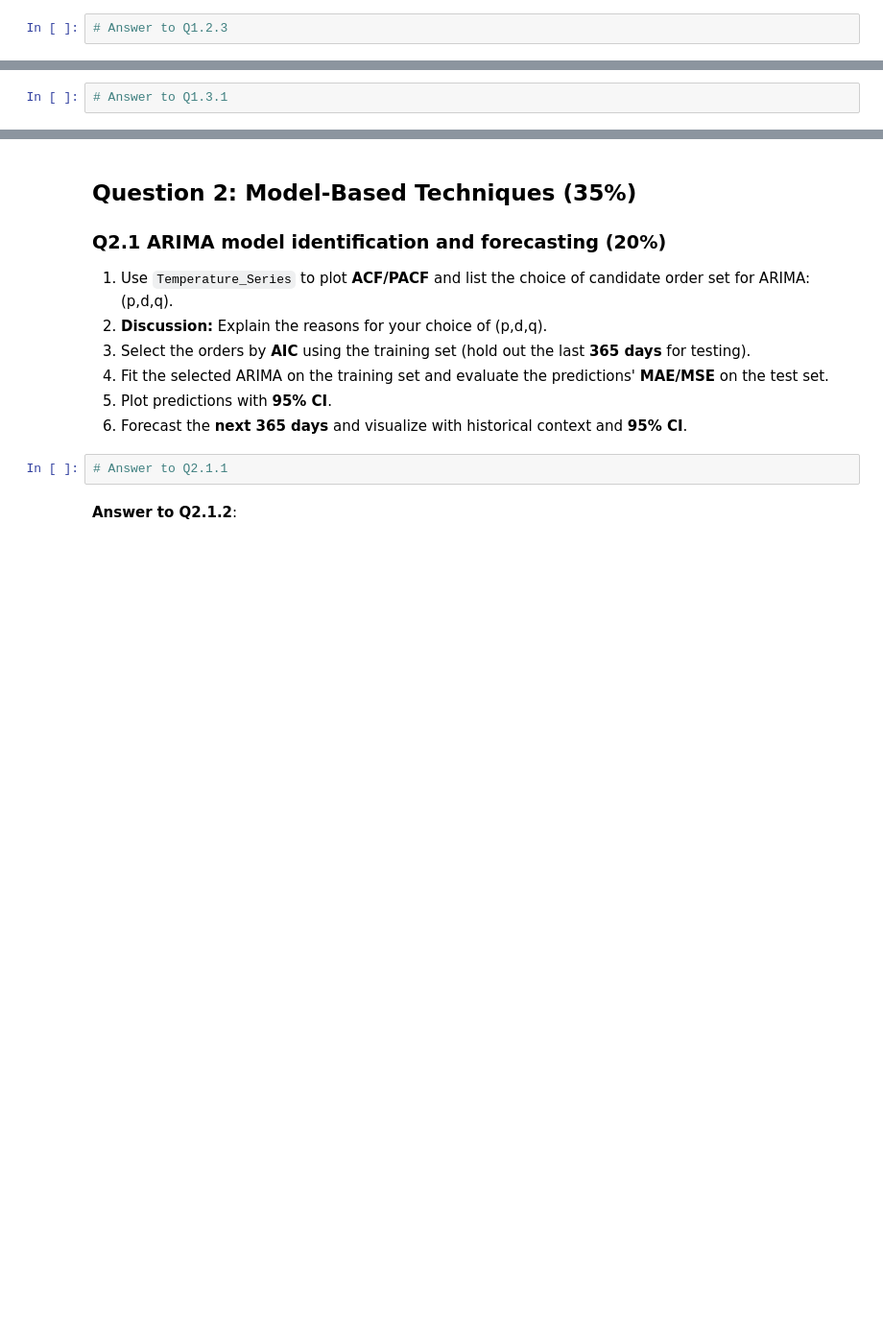
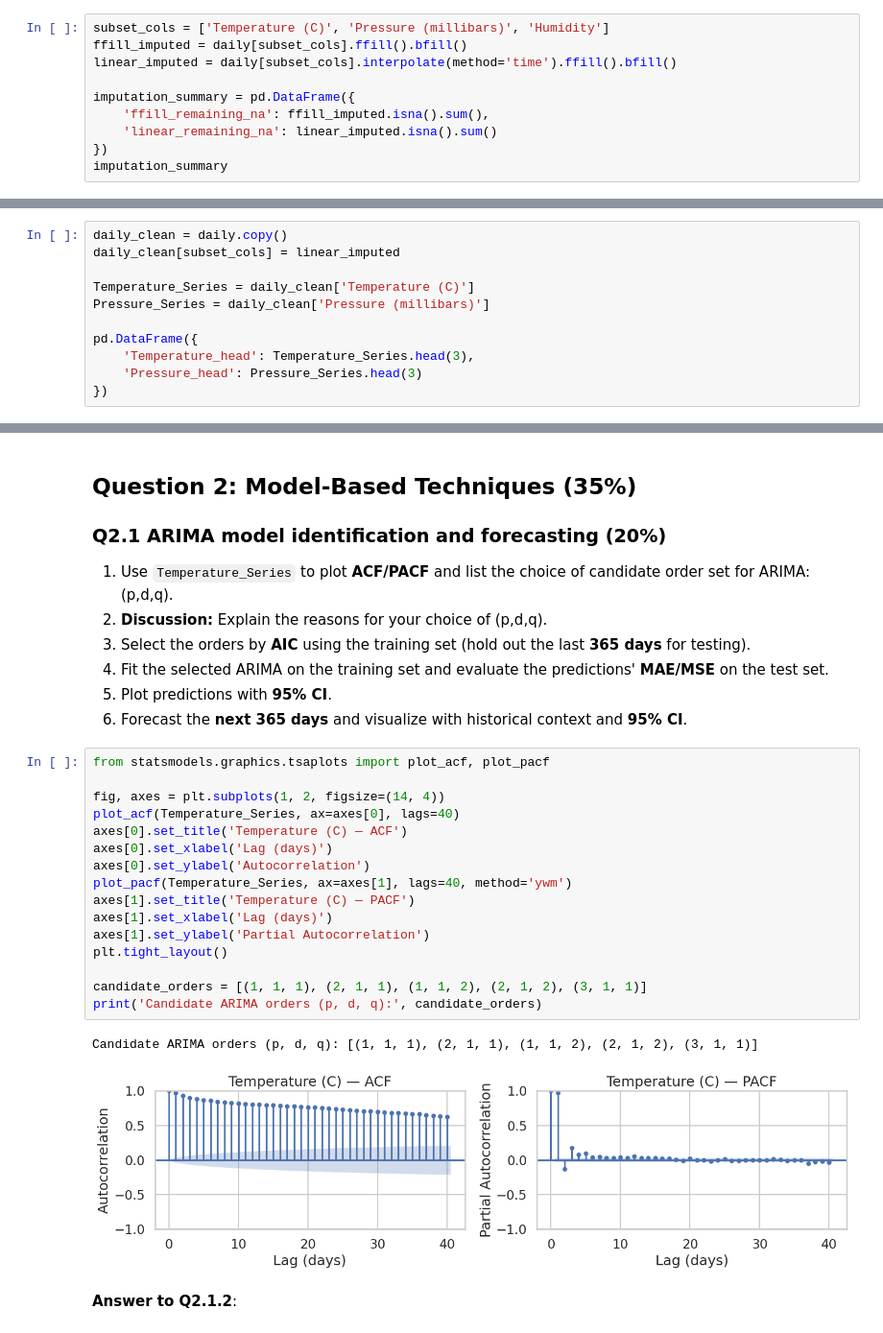
Before and after one commit to BenViveiros/ASIE4010, a Jupyter notebook: Assignment1.ipynb, the cells around one changed output, grey strips where cells are left out. Shown at 96% size. Saved outputs shown, nothing was run; the diff lists cells and outputs as text; blank space fills up the shorter version.

```diff
--- a/Assignment1.ipynb
+++ b/Assignment1.ipynb
@@ -45,2 +104,10 @@ Follow these steps before submitting your assignment:
 # %%
-# Answer to Q1.2.3
+subset_cols = ['Temperature (C)', 'Pressure (millibars)', 'Humidity']
+ffill_imputed = daily[subset_cols].ffill().bfill()
+linear_imputed = daily[subset_cols].interpolate(method='time').ffill().bfill()
+
+imputation_summary = pd.DataFrame({
+    'ffill_remaining_na': ffill_imputed.isna().sum(),
+    'linear_remaining_na': linear_imputed.isna().sum()
+})
+imputation_summary
@@ -59,4 +131,13 @@ Follow these steps before submitting your assignment:
 5. **Discussion:** Explain the reason for your choice of differencing technique for each series.
 6. **Discussion:** Would you difference a series that is already stationary by ADF? When might that still help?
 # %%
-# Answer to Q1.3.1
+daily_clean = daily.copy()
+daily_clean[subset_cols] = linear_imputed
+
+Temperature_Series = daily_clean['Temperature (C)']
+Pressure_Series = daily_clean['Pressure (millibars)']
+
+pd.DataFrame({
+    'Temperature_head': Temperature_Series.head(3),
+    'Pressure_head': Pressure_Series.head(3)
+})
@@ -81,7 +229,24 @@ Follow these steps before submitting your assignment:
 5. Plot predictions with **95% CI**.
 6. Forecast the **next 365 days** and visualize with historical context and **95% CI**.
 # %%
-# Answer to Q2.1.1
+from statsmodels.graphics.tsaplots import plot_acf, plot_pacf
+
+fig, axes = plt.subplots(1, 2, figsize=(14, 4))
+plot_acf(Temperature_Series, ax=axes[0], lags=40)
+axes[0].set_title('Temperature (C) — ACF')
+axes[0].set_xlabel('Lag (days)')
+axes[0].set_ylabel('Autocorrelation')
+plot_pacf(Temperature_Series, ax=axes[1], lags=40, method='ywm')
+axes[1].set_title('Temperature (C) — PACF')
+axes[1].set_xlabel('Lag (days)')
+axes[1].set_ylabel('Partial Autocorrelation')
+plt.tight_layout()
+
+candidate_orders = [(1, 1, 1), (2, 1, 1), (1, 1, 2), (2, 1, 2), (3, 1, 1)]
+print('Candidate ARIMA orders (p, d, q):', candidate_orders)
+# %% [output]
+Candidate ARIMA orders (p, d, q): [(1, 1, 1), (2, 1, 1), (1, 1, 2), (2, 1, 2), (3, 1, 1)]
+[figure, added]
 # %% [markdown]
 **Answer to Q2.1.2**:
 # %%
```
Also changed, not shown: parts of 25 cells of this notebook.
